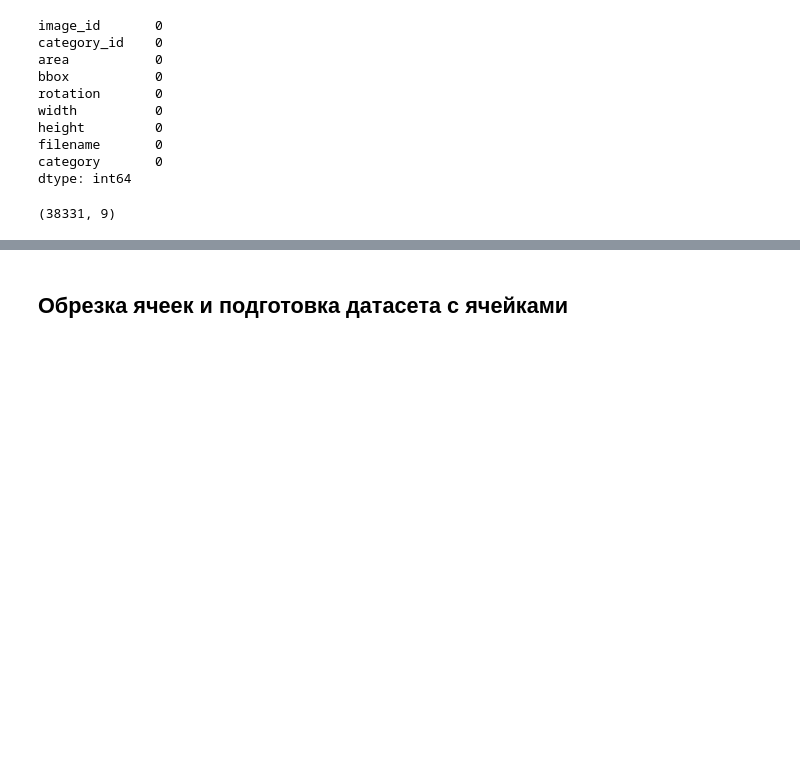
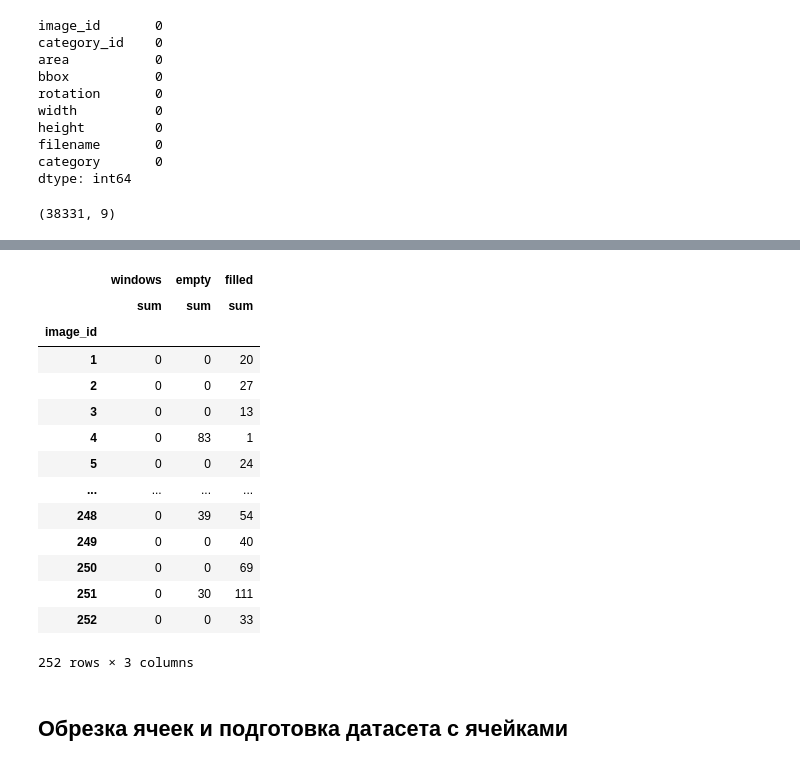
Before and after one commit to fedor-konovalenko/YPTeam_samolet, a Jupyter notebook: resnet_buildings.ipynb, the cells around one changed output, grey strips where cells are left out. Cells and saved outputs as stored; diff of their text form; code cells hidden in the pictures; blank space fills up the shorter version.

```diff
--- a/resnet_buildings.ipynb
+++ b/resnet_buildings.ipynb
@@ -163,3 +172,25 @@ df.shape
+# %%
+df['windows'] = df['category_id'].apply(lambda x: 1 if x == 0 else 0)
+df['empty'] = df['category_id'].apply(lambda x: 1 if x == 1 else 0)
+df['filled'] = df['category_id'].apply(lambda x: 1 if x == 2 else 0)
+# %%
+df.groupby('image_id').agg({'windows': ['sum'], 'empty': ['sum'], 'filled': ['sum']})
+# %% [output]
+|  | windows | empty | filled |
+|  | sum | sum | sum |
+| image_id |  |  |  |
+| 1 | 0 | 0 | 20 |
+| 2 | 0 | 0 | 27 |
+| 3 | 0 | 0 | 13 |
+| 4 | 0 | 83 | 1 |
+| 5 | 0 | 0 | 24 |
+| ... | ... | ... | ... |
+| 248 | 0 | 39 | 54 |
+| 249 | 0 | 0 | 40 |
+| 250 | 0 | 0 | 69 |
+| 251 | 0 | 30 | 111 |
+| 252 | 0 | 0 | 33 |
+252 rows × 3 columns
 # %%
 #cococo = datasets.CocoDetection(root = dataDir, annFile = 'drive/MyDrive/Colab Notebooks/samolet/data/train/images/annotations/instances_default.json')
 # %% [markdown]
```
Also changed, not shown: parts of 2 cells of this notebook.
